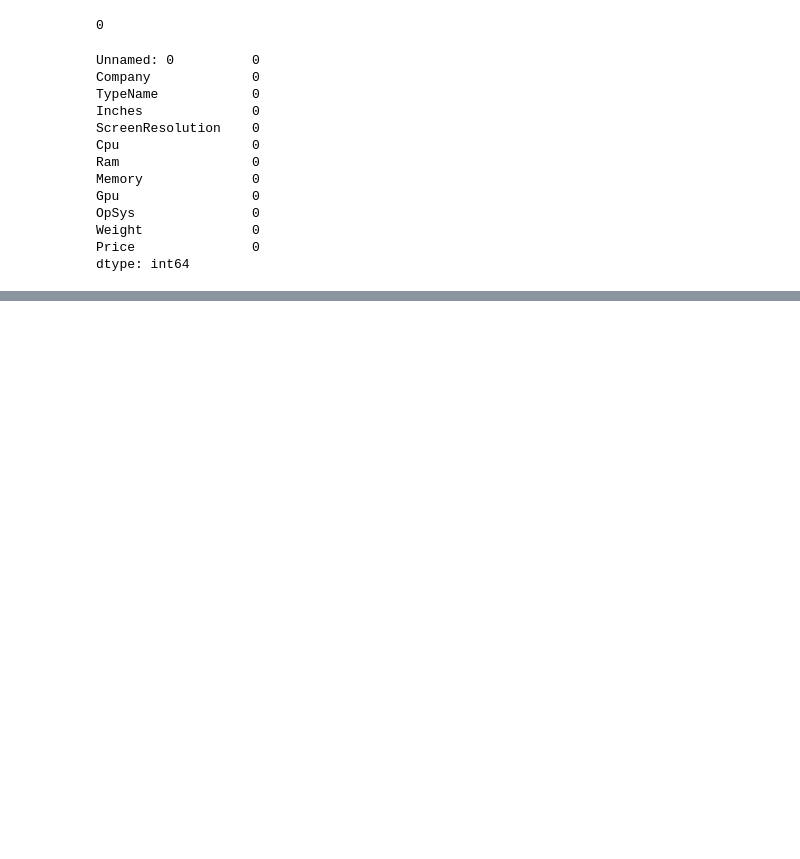
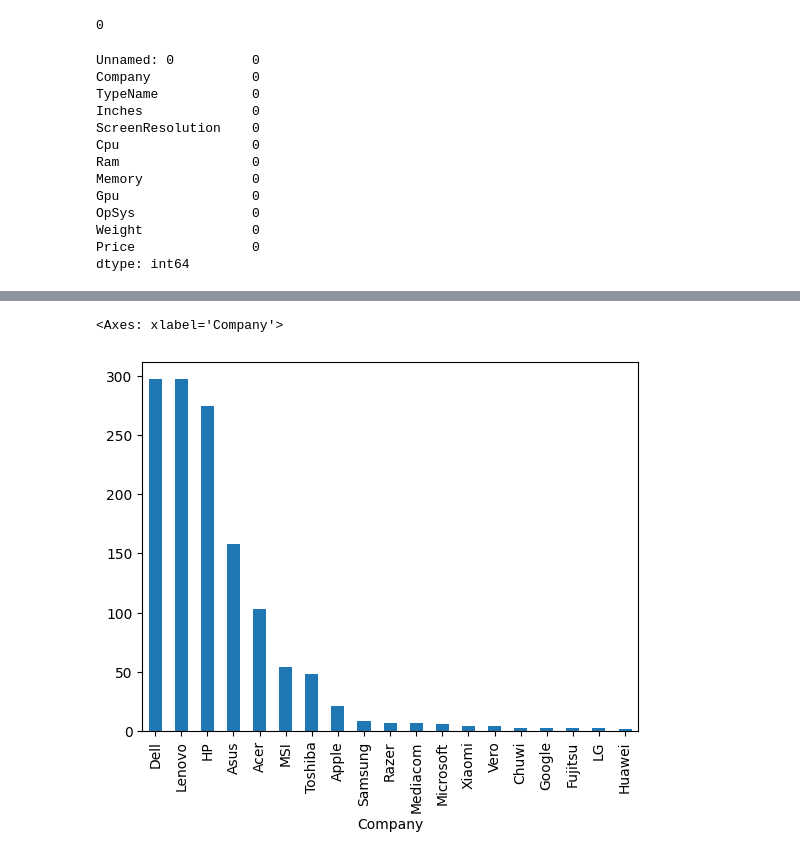
Before and after one commit to 27priyanshu/Laptop_predictor, a Jupyter notebook: Laptop-price-predictor.ipynb, the cells around one changed output, grey strips where cells are left out. Drawn from its saved outputs; the diff is of its cells as text; code cells hidden in the pictures; blank space fills up the shorter version.

```diff
--- a/Laptop-price-predictor.ipynb
+++ b/Laptop-price-predictor.ipynb
@@ -95,0 +162,5 @@ df['Weight']=df['Weight'].str.replace('kg','')
+# %%
+df['Company'].value_counts().plot(kind = 'bar')
+# %% [output]
+<Axes: xlabel='Company'>
+[figure, added]
```
Also changed, not shown: parts of 13 cells of this notebook.
